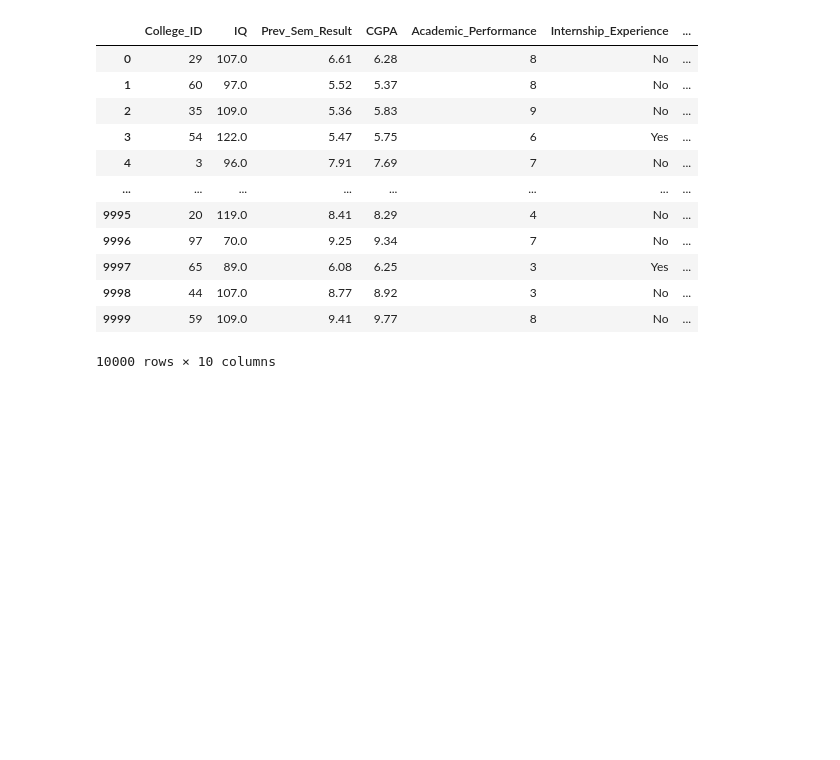
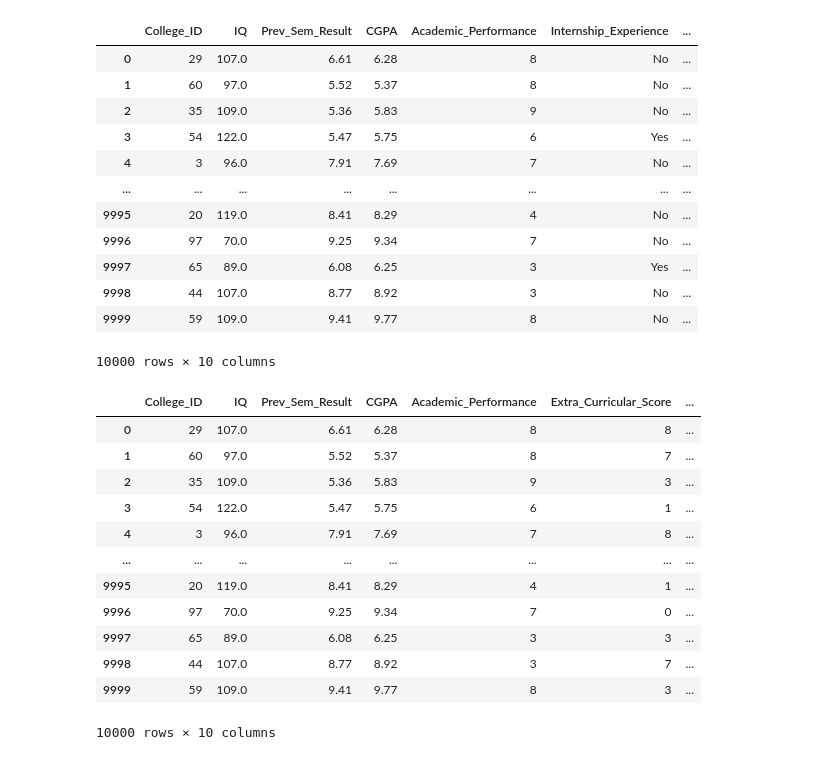
Before and after one commit to SENTHILKUMARTH/Week9.1-Capstone-Project, a Jupyter notebook: Week9.1-Capstone Project/2.Data Preprocessing/Student-Placement-capstone.ipynb, the cells around one changed output. Saved outputs shown, nothing was run; the diff lists cells and outputs as text; code cells hidden in the pictures; blank space fills up the shorter version.

```diff
--- a/Week9.1-Capstone Project/2.Data Preprocessing/Student-Placement-capstone.ipynb
+++ b/Week9.1-Capstone Project/2.Data Preprocessing/Student-Placement-capstone.ipynb
@@ -213,3 +213,21 @@ dataset
 | 9998 | 44 | 107.0 | 8.77 | 8.92 | 3 | No | ... |
 | 9999 | 59 | 109.0 | 9.41 | 9.77 | 8 | No | ... |
 10000 rows × 10 columns
+# %%
+dataset = pd.get_dummies(dataset, dtype=int, drop_first=True)
+# %%
+dataset
+# %% [output]
+|  | College_ID | IQ | Prev_Sem_Result | CGPA | Academic_Performance | Extra_Curricular_Score | ... |
+| 0 | 29 | 107.0 | 6.61 | 6.28 | 8 | 8 | ... |
+| 1 | 60 | 97.0 | 5.52 | 5.37 | 8 | 7 | ... |
+| 2 | 35 | 109.0 | 5.36 | 5.83 | 9 | 3 | ... |
+| 3 | 54 | 122.0 | 5.47 | 5.75 | 6 | 1 | ... |
+| 4 | 3 | 96.0 | 7.91 | 7.69 | 7 | 8 | ... |
+| ... | ... | ... | ... | ... | ... | ... | ... |
+| 9995 | 20 | 119.0 | 8.41 | 8.29 | 4 | 1 | ... |
+| 9996 | 97 | 70.0 | 9.25 | 9.34 | 7 | 0 | ... |
+| 9997 | 65 | 89.0 | 6.08 | 6.25 | 3 | 3 | ... |
+| 9998 | 44 | 107.0 | 8.77 | 8.92 | 3 | 7 | ... |
+| 9999 | 59 | 109.0 | 9.41 | 9.77 | 8 | 3 | ... |
+10000 rows × 10 columns
```
Also changed, not shown: parts of 2 cells of this notebook, 1 other file.
